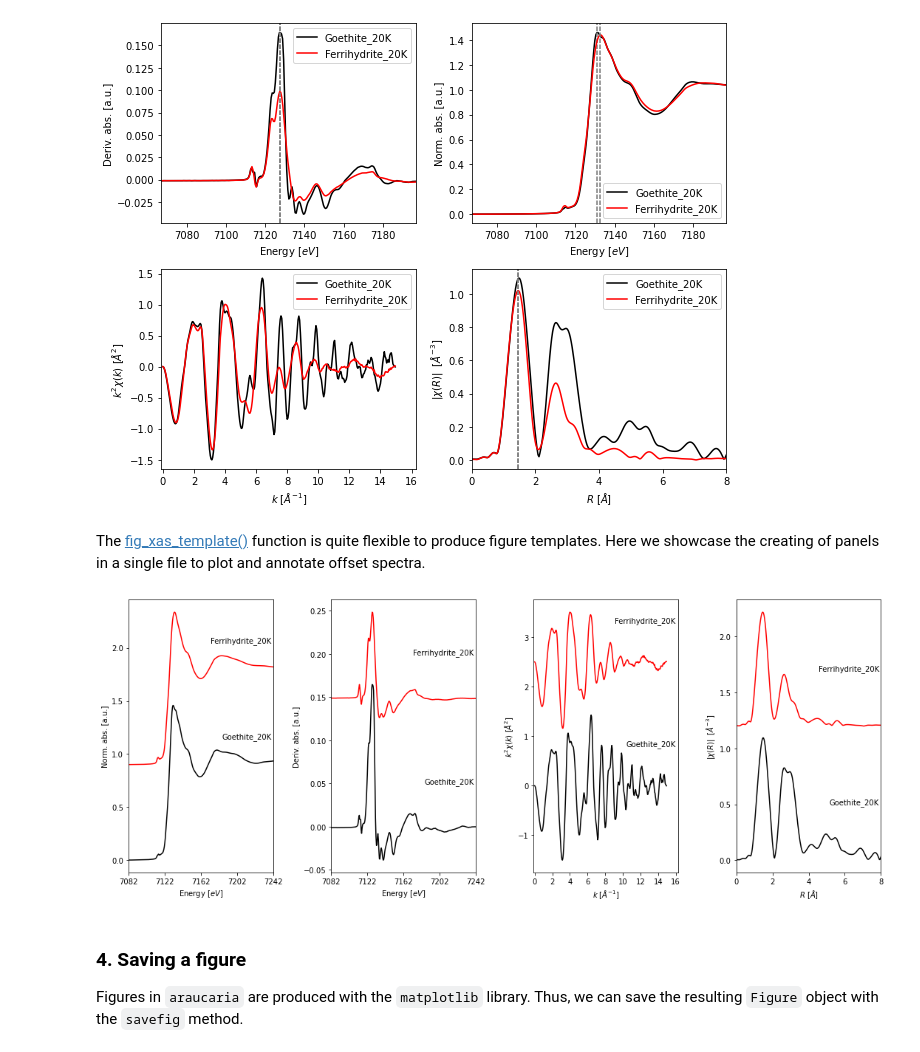
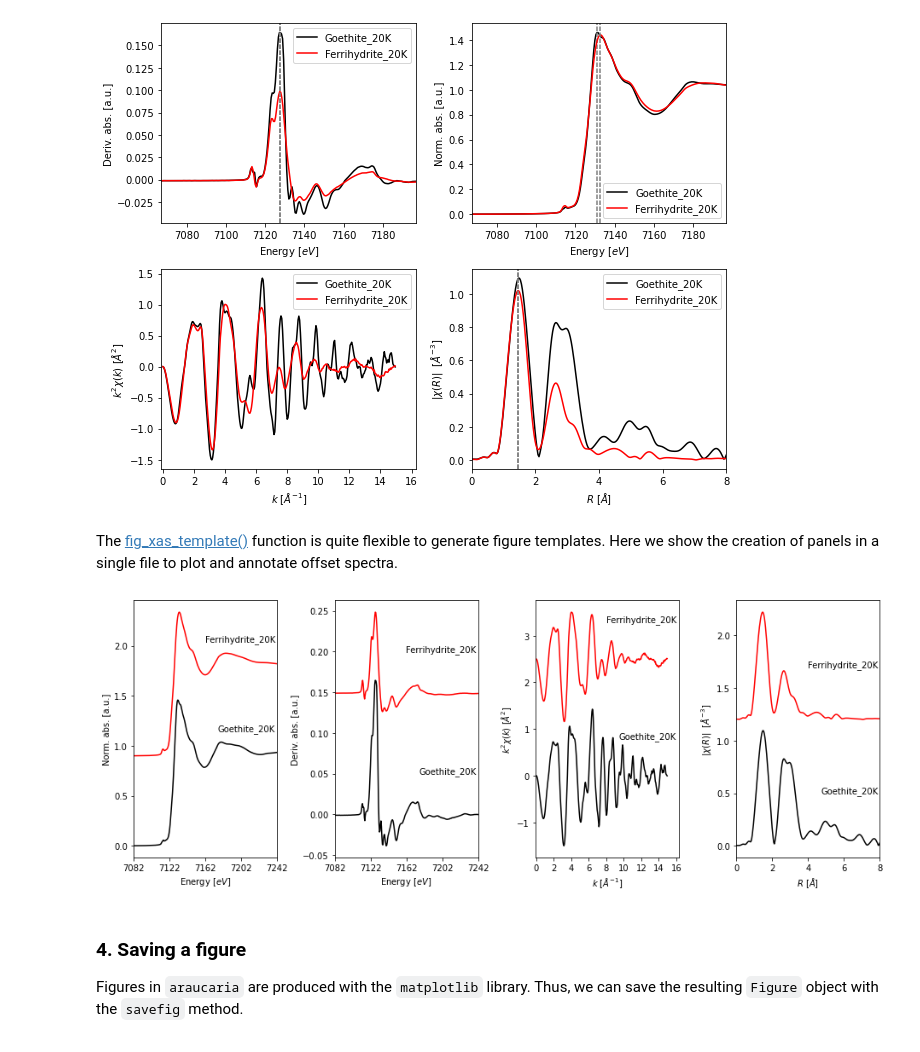
Before and after one commit to marcoalsina/araucaria, a Jupyter notebook: docs/source/tutorials/03.custom_report_figure.ipynb, the cells around one changed output. Saved outputs shown, nothing was run; the diff lists cells and outputs as text; code cells hidden in the pictures.

```diff
--- a/docs/source/tutorials/03.custom_report_figure.ipynb
+++ b/docs/source/tutorials/03.custom_report_figure.ipynb
@@ -217,49 +219,50 @@ plt.show()
 # %% [output]
 [figure]
 # %% [markdown]
-The [fig_xas_template()](../plot_module.rst#araucaria.plot.template.fig_xas_template) function is quite flexible to produce figure templates.
-Here we showcase the creating of panels in a single file to plot and annotate offset spectra.
+The [fig_xas_template()](../plot_module.rst#araucaria.plot.template.fig_xas_template) function is quite flexible to generate figure templates.
+Here we show the creation of panels in a single file to plot and annotate offset spectra.
 # %%
 # figure parameters
 steps    = [0.9, 0.15, 2.5, 1.2]
 align    = 'right'
 fsize    = 10
-fig_kws  = {'figsize'   : (15, 6)}
+fig_kws  = {'figsize'   : (13, 5)}
 fig_pars = {'e_range'   : (k_edge-30, k_edge+130),
             'e_ticks'   : [k_edge-30, k_edge+10, k_edge+50, k_edge+90, k_edge+130],
             'k_range'   : [-0.1,16.3],
             'k_weight'  : kw,
             'k_ticks'   : np.linspace(0,16,9),
             'r_range'   : [0, 8],
             'r_ticks'   : np.linspace(0,8,5),
             'prop_cycle': [{'color'     : ['black', 'red'],
                             'linewidth' : [1.5    , 1.5  ],}]
            }
 
 # initializing figure and axes
 fig, axes = fig_xas_template(panels = 'xder', fig_pars = fig_pars, **fig_kws)
 
 # plotting data
 for i, name in enumerate(groupnames):
     data = collection.get_group(name)
 
     # plotting spectra
     axes[0].plot(data.energy, i*steps[0] + data.norm)
-    axes[1].plot(data.energy, i*steps[1] + np.gradient(data.mu)/np.gradient(data.energy), label = name)
+    axes[1].plot(data.energy, i*steps[1] + np.gradient(data.mu)/np.gradient(data.energy),
+                 label = name)
     axes[2].plot(data.k, i*steps[2] + data.k**2 * data.chi, label = name)
     axes[3].plot(data.r, i*steps[3] + data.chir_mag, label = name)
 
     # annotating spectra
     axes[0].text(7240, 1.15 + i*steps[0], s = name, ha=align, fontsize=fsize)
     axes[1].text(7240, 0.05 + i*steps[1], s = name, ha=align, fontsize=fsize)
     axes[2].text(16  , 0.8  + i*steps[2], s = name, ha=align, fontsize=fsize)
     axes[3].text(7.9 , 0.5  + i*steps[3], s = name, ha=align, fontsize=fsize)
 
-#fig.tight_layout()
+fig.tight_layout()
 fig.subplots_adjust(wspace=0.4)
 plt.show()
 # %% [output]
-[figure, old version]
+[figure, new version]
 # %% [markdown]
 ### 4. Saving a figure
 
```
Also changed, not shown: parts of 5 cells of this notebook, 4 other files.
